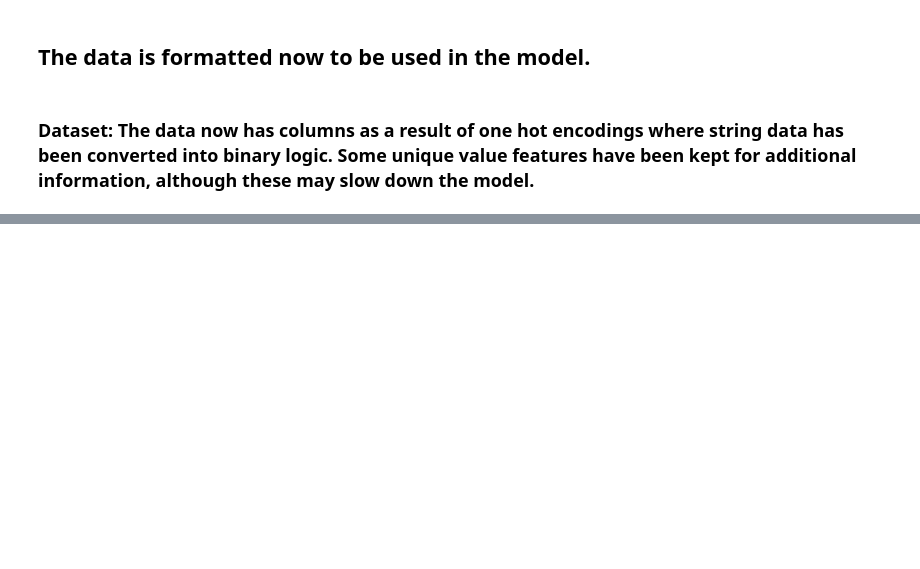
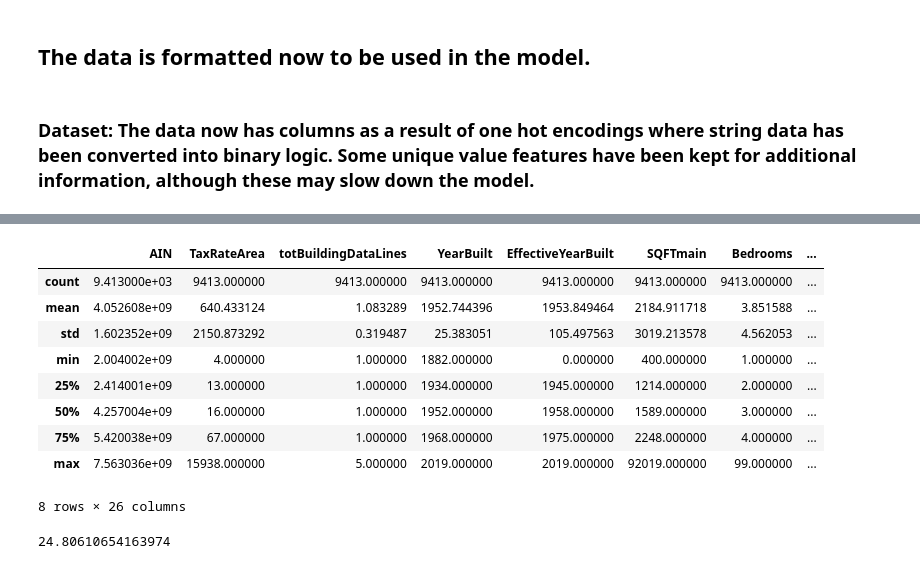
Before and after one commit to am-meritus/XBRE-AVM, a Jupyter notebook: Capstone.ipynb, the cells around one changed output, grey strips where cells are left out. Drawn from its saved outputs; the diff is of its cells as text; code cells hidden in the pictures; blank space fills up the shorter version.

```diff
--- a/Capstone.ipynb
+++ b/Capstone.ipynb
@@ -776,0 +1185,6 @@ df7.shape
+# %%
+# Merge api data
+api = pd.read_excel('D:/Users/arnav_mathur\Downloads\AM\Capstone/api.xlsx')
+# %%
+api = api.drop(['Unnamed: 0'], axis=1)
+api.head()
@@ -776,0 +1198,22 @@ df7.shape
+# %%
+fe = fe.rename(columns={"ZIPcode5": "ZIPcode"})
+api = api.rename(columns={"zip code": "ZIPcode"})
+# %%
+dv2 = pd.merge(fe,api, on=['ZIPcode'])
+# %%
+dv2.describe()
+# %% [output]
+|  | AIN | TaxRateArea | totBuildingDataLines | YearBuilt | EffectiveYearBuilt | SQFTmain | Bedrooms | ... |
+| count | 9.413000e+03 | 9413.000000 | 9413.000000 | 9413.000000 | 9413.000000 | 9413.000000 | 9413.000000 | ... |
+| mean | 4.052608e+09 | 640.433124 | 1.083289 | 1952.744396 | 1953.849464 | 2184.911718 | 3.851588 | ... |
+| std | 1.602352e+09 | 2150.873292 | 0.319487 | 25.383051 | 105.497563 | 3019.213578 | 4.562053 | ... |
+| min | 2.004002e+09 | 4.000000 | 1.000000 | 1882.000000 | 0.000000 | 400.000000 | 1.000000 | ... |
+| 25% | 2.414001e+09 | 13.000000 | 1.000000 | 1934.000000 | 1945.000000 | 1214.000000 | 2.000000 | ... |
+| 50% | 4.257004e+09 | 16.000000 | 1.000000 | 1952.000000 | 1958.000000 | 1589.000000 | 3.000000 | ... |
+| 75% | 5.420038e+09 | 67.000000 | 1.000000 | 1968.000000 | 1975.000000 | 2248.000000 | 4.000000 | ... |
+| max | 7.563036e+09 | 15938.000000 | 5.000000 | 2019.000000 | 2019.000000 | 92019.000000 | 99.000000 | ... |
+8 rows × 26 columns
+# %%
+dv2['price/sqft'].quantile(0.01)
+# %% [output]
+24.80610654163974
```
Also changed, not shown: parts of 79 cells of this notebook, 1 other file.
